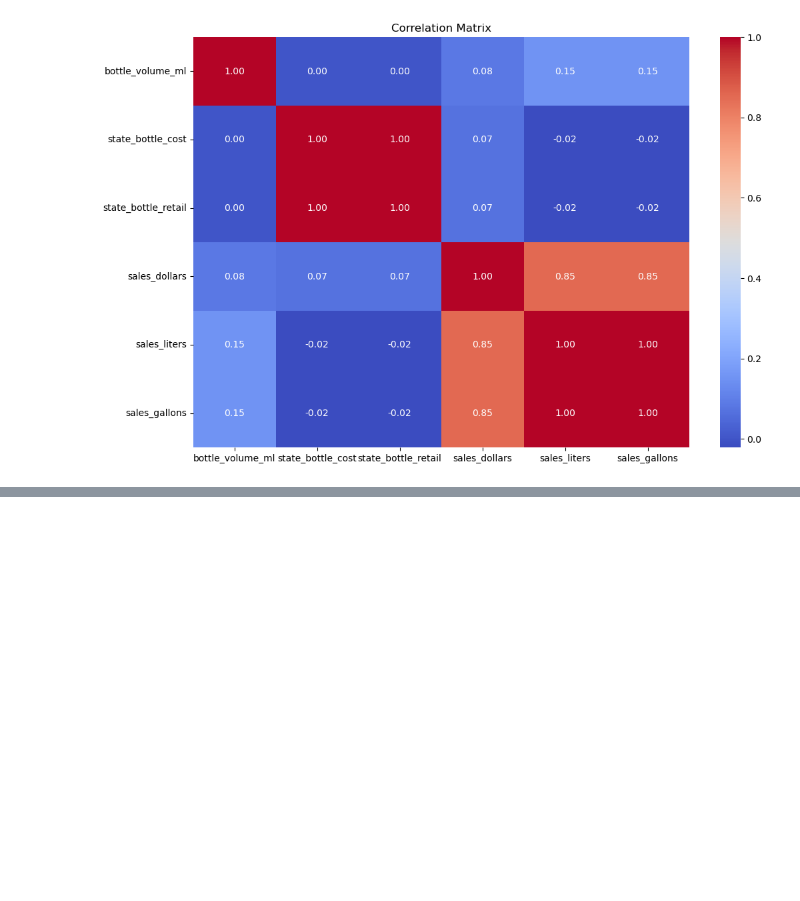
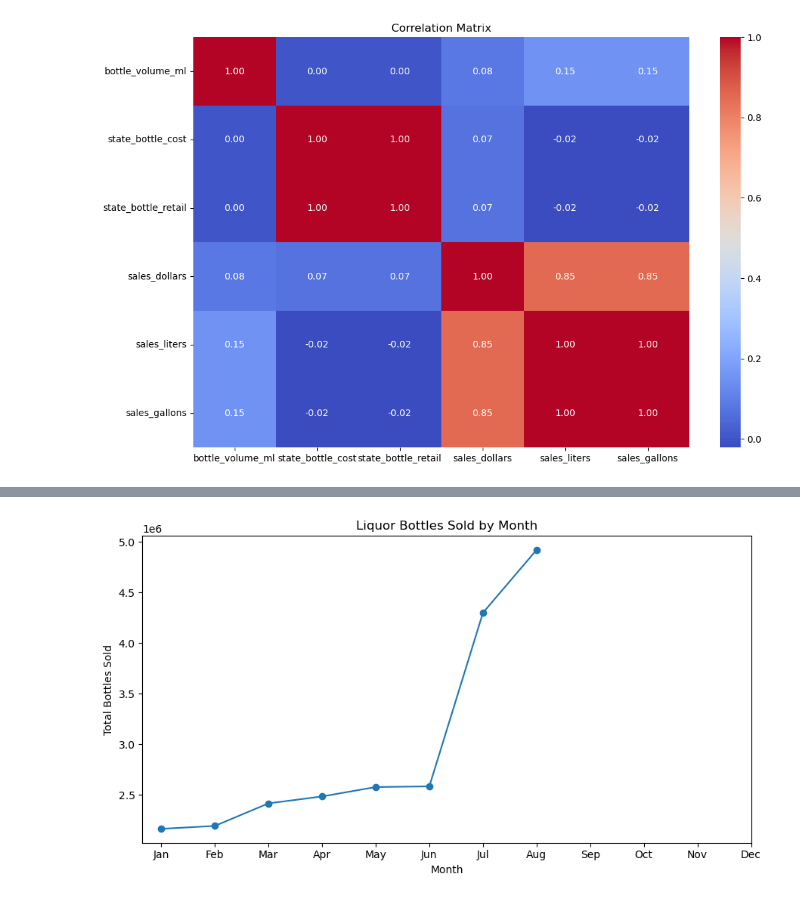
Before and after one commit to otishunt/data4401-joe, a Jupyter notebook: eda.ipynb, the cells around one changed output, grey strips where cells are left out. Saved outputs shown, nothing was run; the diff lists cells and outputs as text; code cells hidden in the pictures; blank space fills up the shorter version.

```diff
--- a/eda.ipynb
+++ b/eda.ipynb
@@ -141,0 +233,12 @@ KeyError: 'sale_dollars'
+# %%
+monthly_sales = con.execute("""
+    SELECT
+        MONTH(ordered_on) AS month,
+        SUM(CAST(sales_bottles AS INTEGER)) AS total_bottles,
+        SUM(sales_dollars) AS total_sales
+    FROM 'liquor.parquet'
+    GROUP BY month
+    ORDER BY month
+""").df()
+
+monthly_sales.head(12)
@@ -141,0 +347,23 @@ KeyError: 'sale_dollars'
+# %%
+plt.figure(figsize=(9, 5))
+
+plt.plot(
+    monthly_sales["month"],
+    monthly_sales["total_bottles"],
+    marker="o"
+)
+
+plt.xlabel("Month")
+plt.ylabel("Total Bottles Sold")
+plt.title("Liquor Bottles Sold by Month")
+
+plt.xticks(
+    range(1, 13),
+    ["Jan", "Feb", "Mar", "Apr", "May", "Jun",
+     "Jul", "Aug", "Sep", "Oct", "Nov", "Dec"]
+)
+
+plt.tight_layout()
+plt.show()
+# %% [output]
+[figure, added]
```
Also changed, not shown: parts of 18 cells of this notebook.
